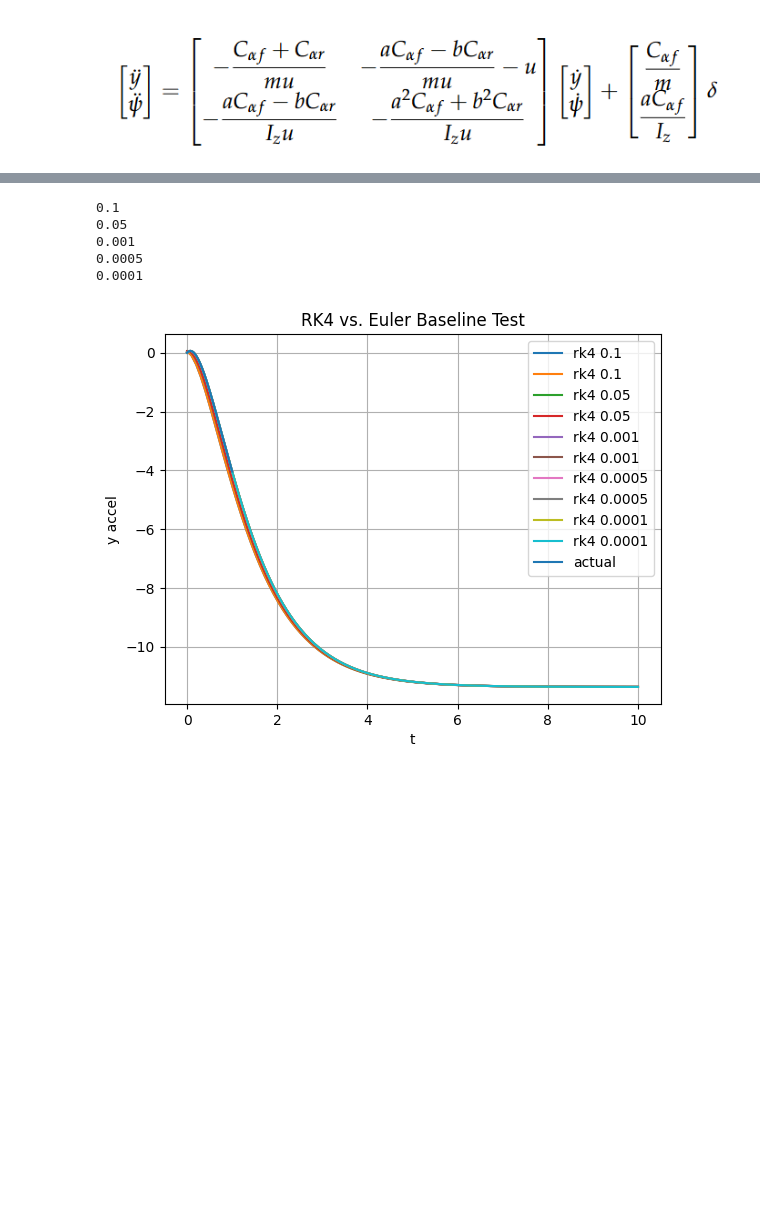
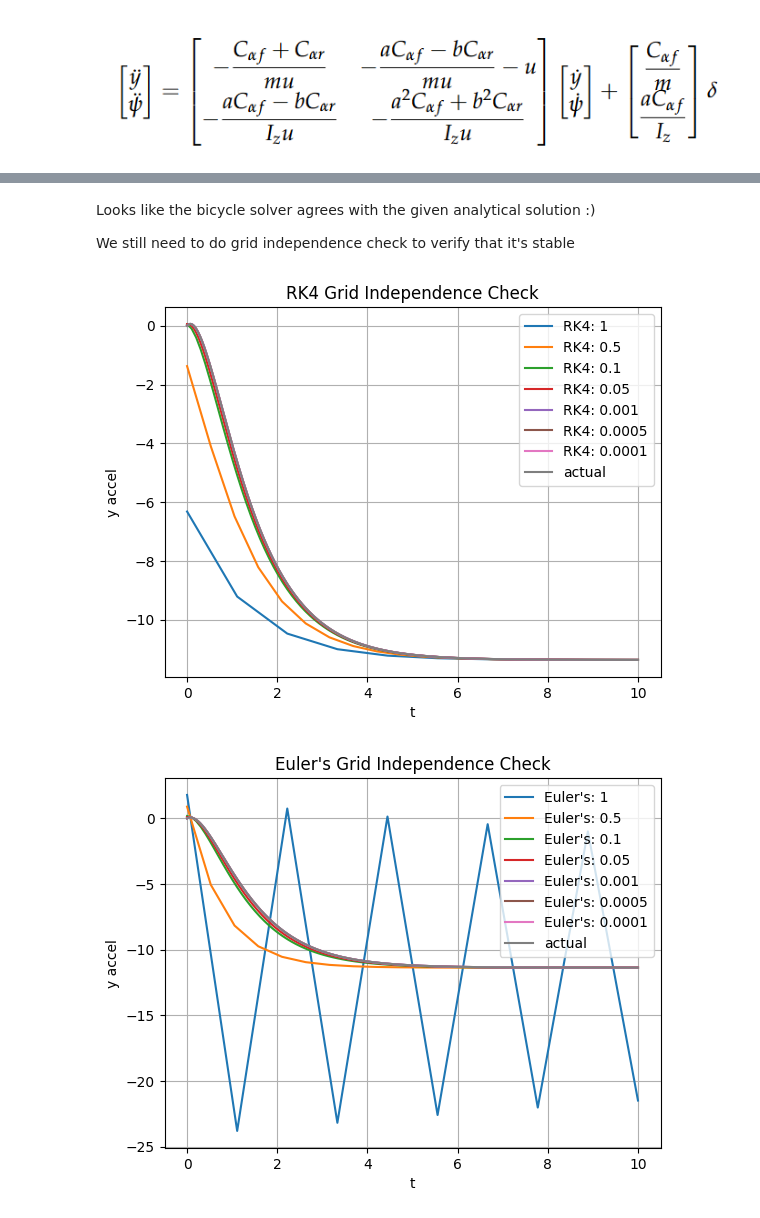
Before and after one commit to hepromark/BicycleModelExploration, a Jupyter notebook: part2.ipynb, the cells around one changed output, grey strips where cells are left out. Drawn from its saved outputs; the diff is of its cells as text; code cells hidden in the pictures; blank space fills up the shorter version.

```diff
--- a/part2.ipynb
+++ b/part2.ipynb
@@ -49,19 +49,3 @@ The $k_1, k_2, k_3, k_4$ values can be interpreted as:
 import numpy as np
 import matplotlib.pyplot as plt
 import scipy
-# %%
-init_vector = np.array([[0],[0]])
-# init_vector = init_vector[[1,0], :]
-init_t = 0
-total_t = 1
-step_size = 0.01
-max_iter = int(total_t / step_size)
-
-
-result, hist = iterative_solver(eulers_method, task_a_model, init_vector, 0, max_iter, step_size)
-print(f'Result after {max_iter} iterations: {result} or at {max_iter * step_size + init_t} time')
-
-print("==============================")
-
-result_rk4, hist_rk4 = iterative_solver(rk4, task_a_model, init_vector, 0, max_iter, step_size)
-print(f'Result after {max_iter} iterations: {result} or at {max_iter * step_size + init_t} time')
@@ -74,39 +195,46 @@ Result after 100 iterations: [[-4.05111345]
+# %% [markdown]
+Looks like the bicycle solver agrees with the given analytical solution :)
+
+We still need to do grid independence check to verify that it's stable
 # %%
 # Task A Q2
 # Grid Independence Check
-grid_values = [0.1, 0.05, 0.001, 0.0005, 0.0001]
-init_vector = [0,0]
+grid_values = [1, 0.5, 0.1, 0.05, 0.001, 0.0005, 0.0001]
+init_vector = np.array([[0],[0]])
 t_final = 10
 init_t = 0
 
 euler_results = []
 rk4_results = []
-for step_size in grid_values:
-    max_iteration = int(t_final / step_size)
-    # _, hist = iterative_solver(eulers_method, task_a_model, init_vector, 0, max_iter, step_size)
-    # euler_results.append(hist)
 
-    _, hist_rk4 = iterative_solver(rk4, task_a_model, init_vector, 0, max_iteration, step_size)
-    # rk4_results.append(hist_rk4)
+solver = BicycleSolver(
+    m = 1400,
+    a = 1.14,
+    b = 1.33,
+    C_alpha_f = 25000,
+    C_alpha_r = 21000,
+    I_z = 2420,
+    u = 75 * 1000 / 3600
+)
 
-    t_values = np.linspace(init_t, t_final, max_iteration)
-    # plt.plot(t_values, [val[0] for val in hist], label=f"euler {step_size}")
-    print(step_size)
-    plt.plot(t_values, [val[0] for val in hist_rk4], label=f"rk4 {step_size}")
+for name, iterator in [("RK4", solver.rk4), ("Euler's", solver.eulers_method)]:
+    for step_size in grid_values:
+        max_iteration = int(t_final / step_size)
+        _, hist_rk4 = solver.solve(iterator, task_a_model, init_vector, 0, max_iteration, step_size)
 
-t_values = np.linspace(init_t, total_t, int(t_final / grid_values[-1]))
-plt.plot(t_values, [target(t)[0] for t in t_values], label="actual")
+        t_values = np.linspace(init_t, t_final, max_iteration)
 
-plt.xlabel('t')
-plt.ylabel("y accel")
-plt.title("RK4 vs. Euler Baseline Test")
-plt.legend()
-plt.grid()
-plt.show()
+        plt.plot(t_values, [val[0] for val in hist_rk4], label=f"{name}: {step_size}")
+
+    t_values = np.linspace(init_t, t_final, int(t_final / grid_values[-1]))
+    plt.plot(t_values, [Solver.target(t)[0] for t in t_values], label="actual")
+
+    plt.xlabel('t')
+    plt.ylabel("y accel")
+    plt.title(f"{name} Grid Independence Check")
+    plt.legend()
+    plt.grid()
+    plt.show()
 # %% [output]
-0.1
-0.05
-0.001
-0.0005
-0.0001
-[figure, old version]
+[figure, new version]
+[figure, added]
```
Also changed, not shown: parts of 16 cells of this notebook, 2 other files.
